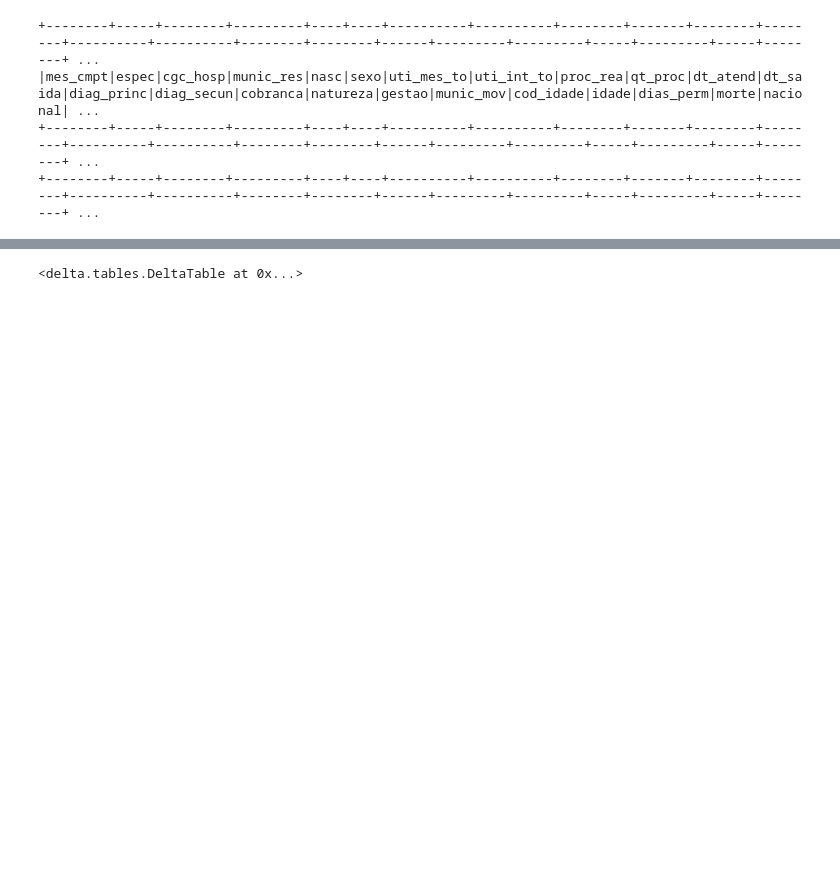
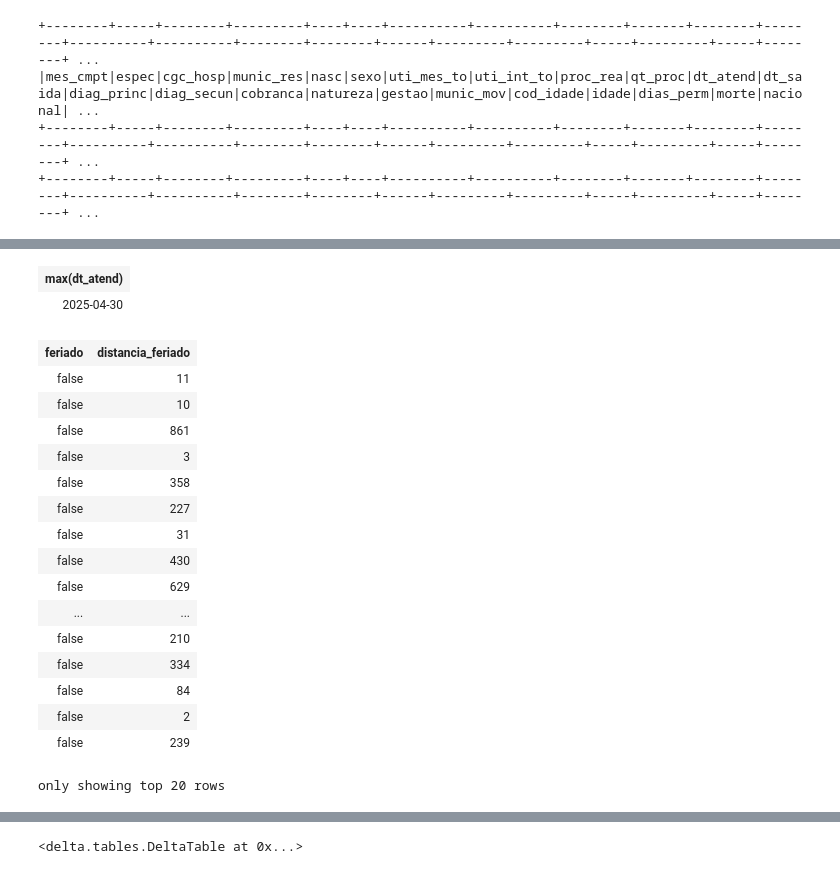
Before and after one commit to luizhenriquemm/spark-lab, a Jupyter notebook: data/jupyter/tcc/processamento_bases/stage_ciha_step1.ipynb, the cells around one changed output, grey strips where cells are left out. Drawn from its saved outputs; the diff is of its cells as text; code cells hidden in the pictures; blank space fills up the shorter version.

```diff
--- a/data/jupyter/tcc/processamento_bases/stage_ciha_step1.ipynb
+++ b/data/jupyter/tcc/processamento_bases/stage_ciha_step1.ipynb
@@ -470,5 +847,30 @@ feriado_done.filter("feriado.erro != '' ").show(20, truncate = False)
 +----------+---------+---------+----------------+-----------------------------------------------------------------------------------------------------------------------------------------+
 only showing top 20 rows
+# %%
+feriado_done.select(max("dt_atend"))
+# %% [output]
+| max(dt_atend) |
+| 2025-04-30 |
+# %%
+feriado_done.filter("feriado.erro == '' ").select("feriado.feriado", "feriado.distancia_feriado").distinct()
+# %% [output]
+| feriado | distancia_feriado |
+| false | 11 |
+| false | 10 |
+| false | 861 |
+| false | 3 |
+| false | 358 |
+| false | 227 |
+| false | 31 |
+| false | 430 |
+| false | 629 |
+| ... | ... |
+| false | 210 |
+| false | 334 |
+| false | 84 |
+| false | 2 |
+| false | 239 |
+only showing top 20 rows
 # %%
 feriado_done.filter("feriado.erro != '' ").count()
 # %% [output]
```
Also changed, not shown: parts of 47 cells of this notebook, 13 other files.
